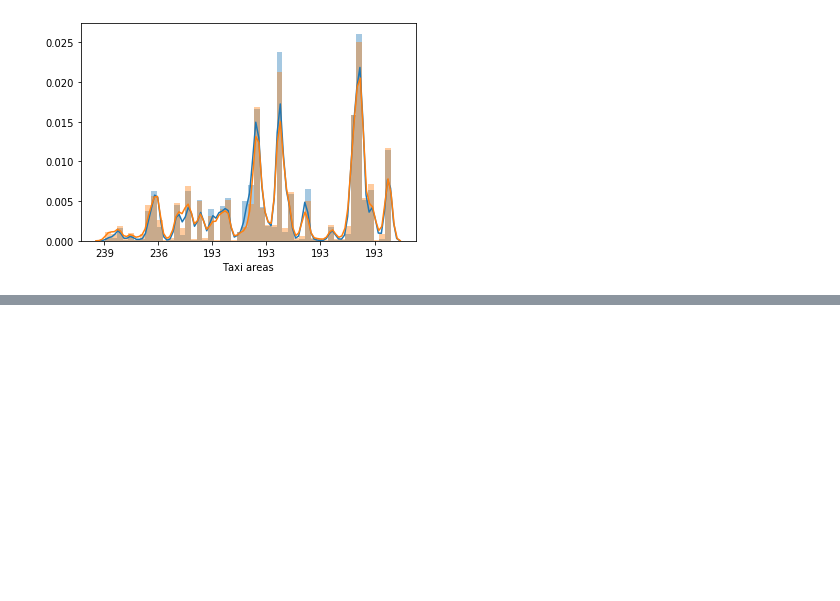
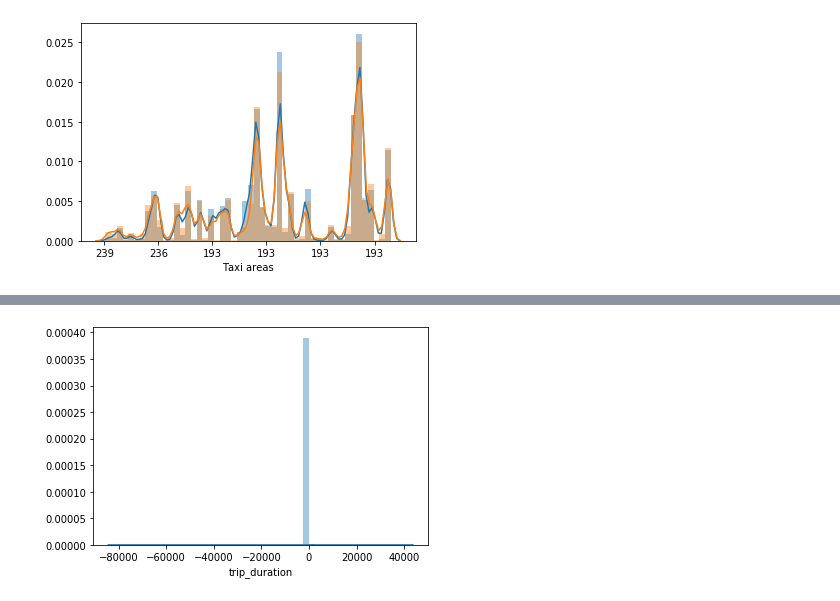
Before and after one commit to patricrp/NYC-taxi, a Jupyter notebook: NYC-taxi-DataWrangling.ipynb, the cells around one changed output, grey strips where cells are left out. Cells and saved outputs as stored; diff of their text form; code cells hidden in the pictures; blank space fills up the shorter version.

```diff
--- a/NYC-taxi-DataWrangling.ipynb
+++ b/NYC-taxi-DataWrangling.ipynb
@@ -239,3 +259,7 @@ ax.set_xlabel('Taxi areas')
 plt.show()
 # %% [output]
 [figure]
+# %%
+#Calculate trip duration in minutes
+df['trip_duration'] = (df['date_dropoff']-df['date_pickup']).astype('timedelta64[m]')
+df.head()
@@ -241,0 +274,7 @@ plt.show()
+# %%
+#Analyze trip duration
+plt.figure()
+sns.distplot(df['trip_duration'])
+plt.show()
+# %% [output]
+[figure, added]
```
Also changed, not shown: parts of 4 cells of this notebook.
